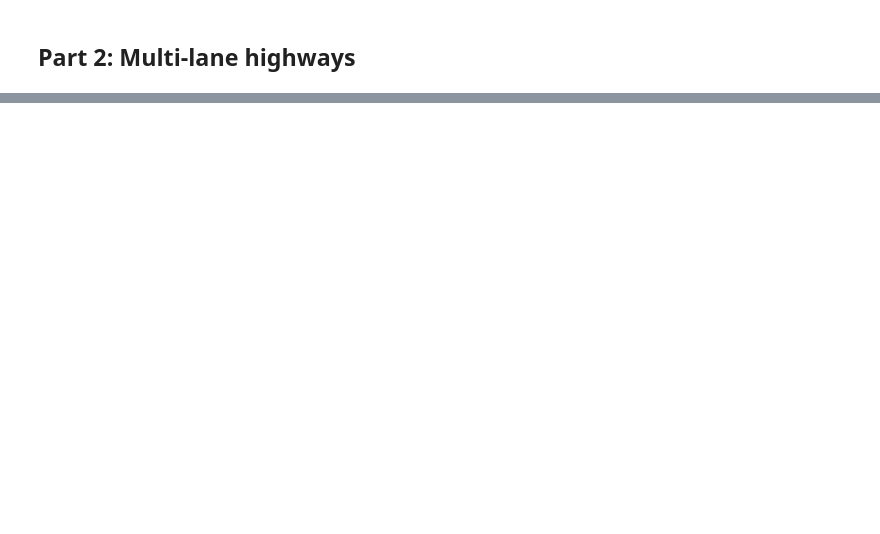
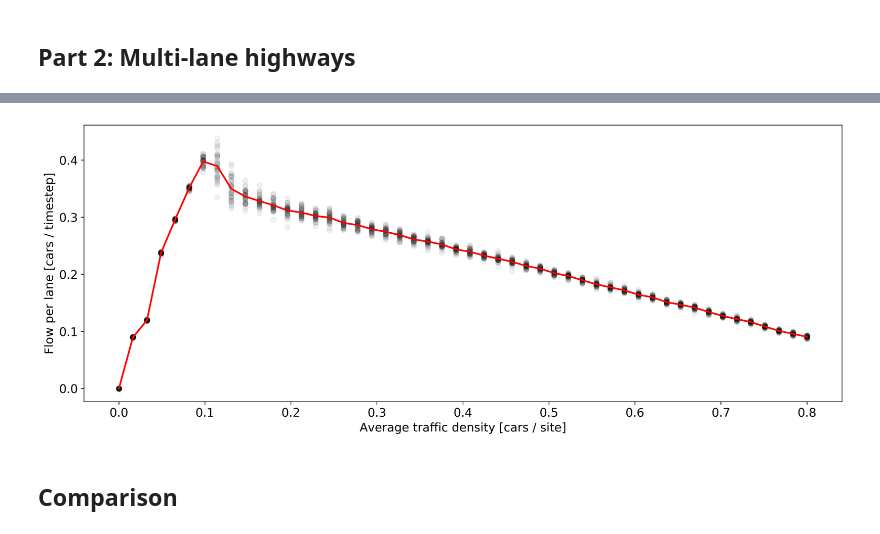
Before and after one commit to Munchic/cs166, a Jupyter notebook: CS166 Assignment 2.ipynb, the cells around one changed output, grey strips where cells are left out. Drawn from its saved outputs; the diff is of its cells as text; code cells hidden in the pictures; blank space fills up the shorter version.

```diff
--- a/CS166 Assignment 2.ipynb
+++ b/CS166 Assignment 2.ipynb
@@ -296,0 +407,8 @@ array([], dtype=int64)
+# %%
+flow_store_3lanes, traff_dens_linspace = generate_flow_for_densities_multilane(num_lanes=3)
+# %%
+plot_flow_over_densities(flow_store_3lanes, traff_dens_linspace)
+# %% [output]
+[figure, added]
+# %% [markdown]
+## Comparison
```
Also changed, not shown: parts of 22 cells of this notebook, 7 other files.
